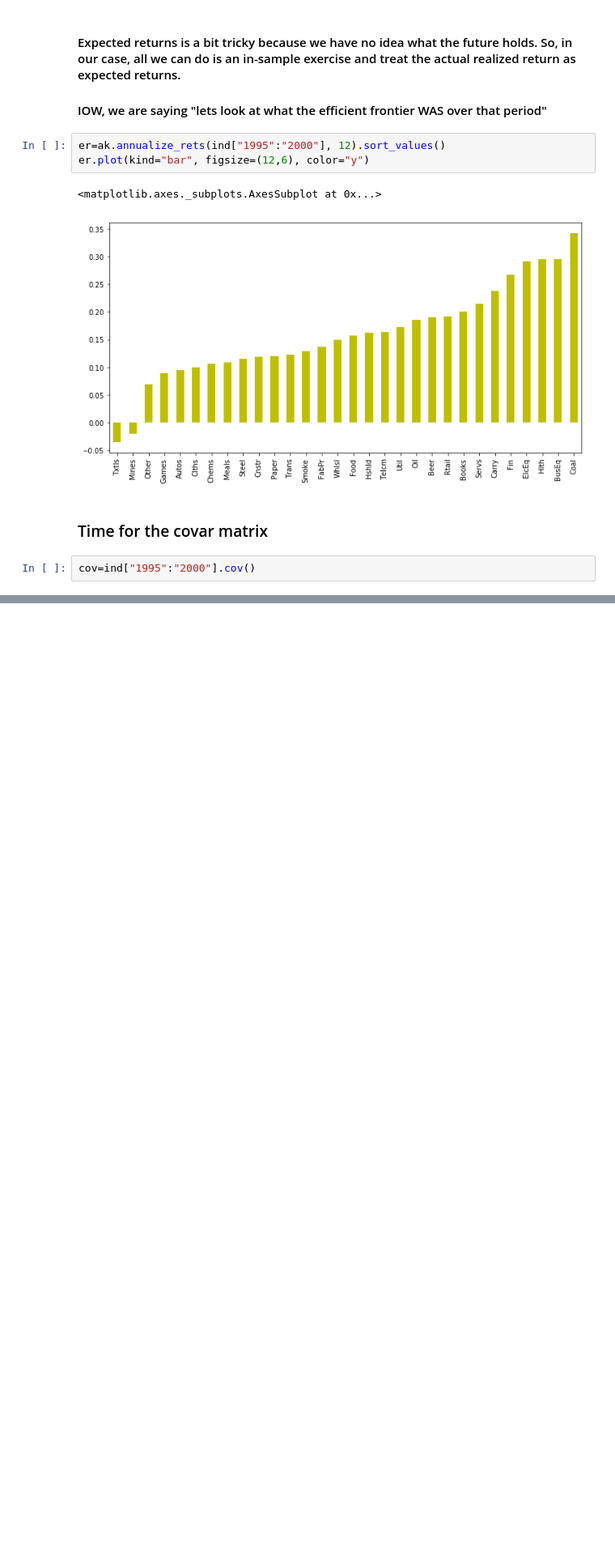
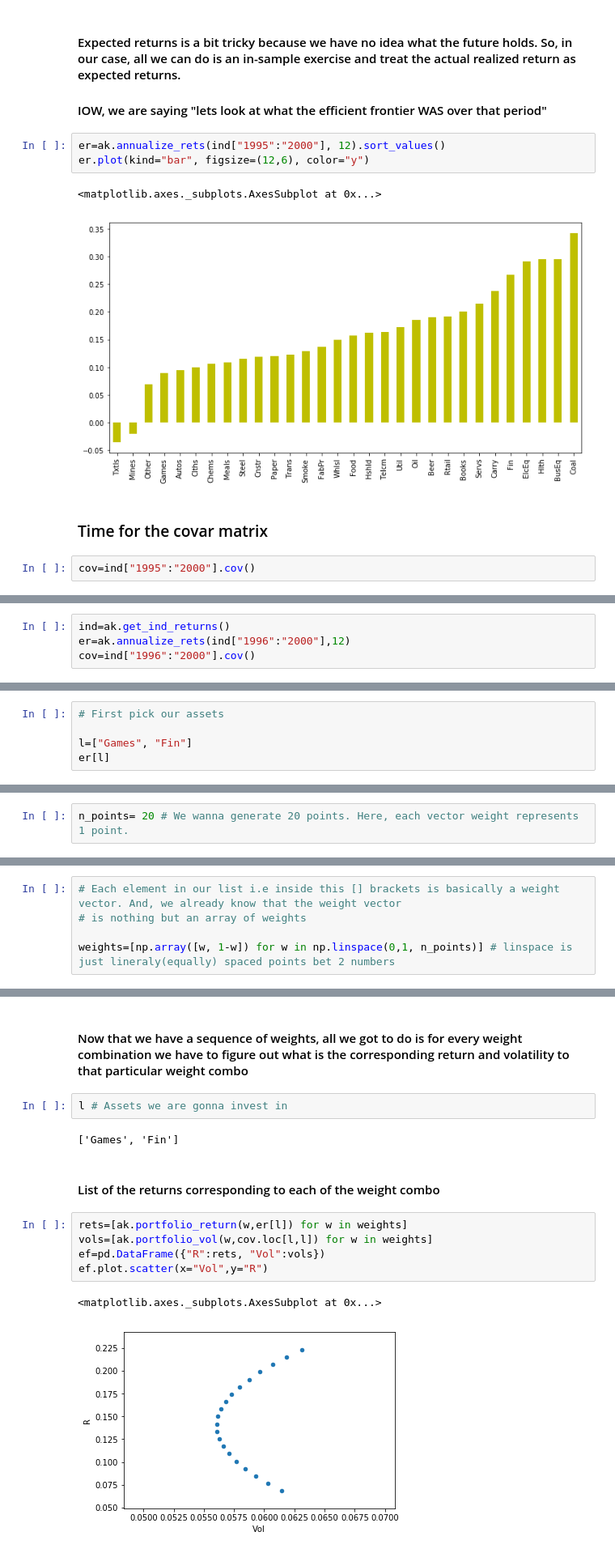
Before and after one commit to biv-neupane7/Investment-management-with-python, a Jupyter notebook: Week 2 Efficient frontier and portfolio management.ipynb, the cells around one changed output, grey strips where cells are left out. Shown: that part at 81% size. Cells and saved outputs as stored; diff of their text form; blank space fills up the shorter version.

Commit message:
Efficient frontier for 2 asset portfolio

```diff
--- a/Week 2 Efficient frontier and portfolio management.ipynb
+++ b/Week 2 Efficient frontier and portfolio management.ipynb
@@ -290,0 +295,4 @@ cov=ind["1995":"2000"].cov()
+# %%
+ind=ak.get_ind_returns()
+er=ak.annualize_rets(ind["1996":"2000"],12)
+cov=ind["1996":"2000"].cov()
@@ -290,0 +351,5 @@ cov=ind["1995":"2000"].cov()
+# %%
+# First pick our assets
+
+l=["Games", "Fin"]
+er[l]
@@ -290,0 +362,2 @@ cov=ind["1995":"2000"].cov()
+# %%
+n_points= 20 # We wanna generate 20 points. Here, each vector weight represents 1 point.
@@ -290,0 +368,5 @@ cov=ind["1995":"2000"].cov()
+# %%
+# Each element in our list i.e inside this [] brackets is basically a weight vector. And, we already know that the weight vector
+# is nothing but an array of weights
+
+weights=[np.array([w, 1-w]) for w in np.linspace(0,1, n_points)] # linspace is just lineraly(equally) spaced points bet 2 numbers
@@ -290,0 +400,16 @@ cov=ind["1995":"2000"].cov()
+# %% [markdown]
+#### Now that we have a sequence of weights, all we got to do is for every weight combination we have to figure out what is the corresponding return and volatility to that particular weight combo
+# %%
+l # Assets we are gonna invest in
+# %% [output]
+['Games', 'Fin']
+# %% [markdown]
+#### List of the returns corresponding to each of the weight combo
+# %%
+rets=[ak.portfolio_return(w,er[l]) for w in weights]
+vols=[ak.portfolio_vol(w,cov.loc[l,l]) for w in weights]
+ef=pd.DataFrame({"R":rets, "Vol":vols})
+ef.plot.scatter(x="Vol",y="R")
+# %% [output]
+<matplotlib.axes._subplots.AxesSubplot at 0x...>
+[figure, added]
```
Also changed, not shown: parts of 24 cells of this notebook.
